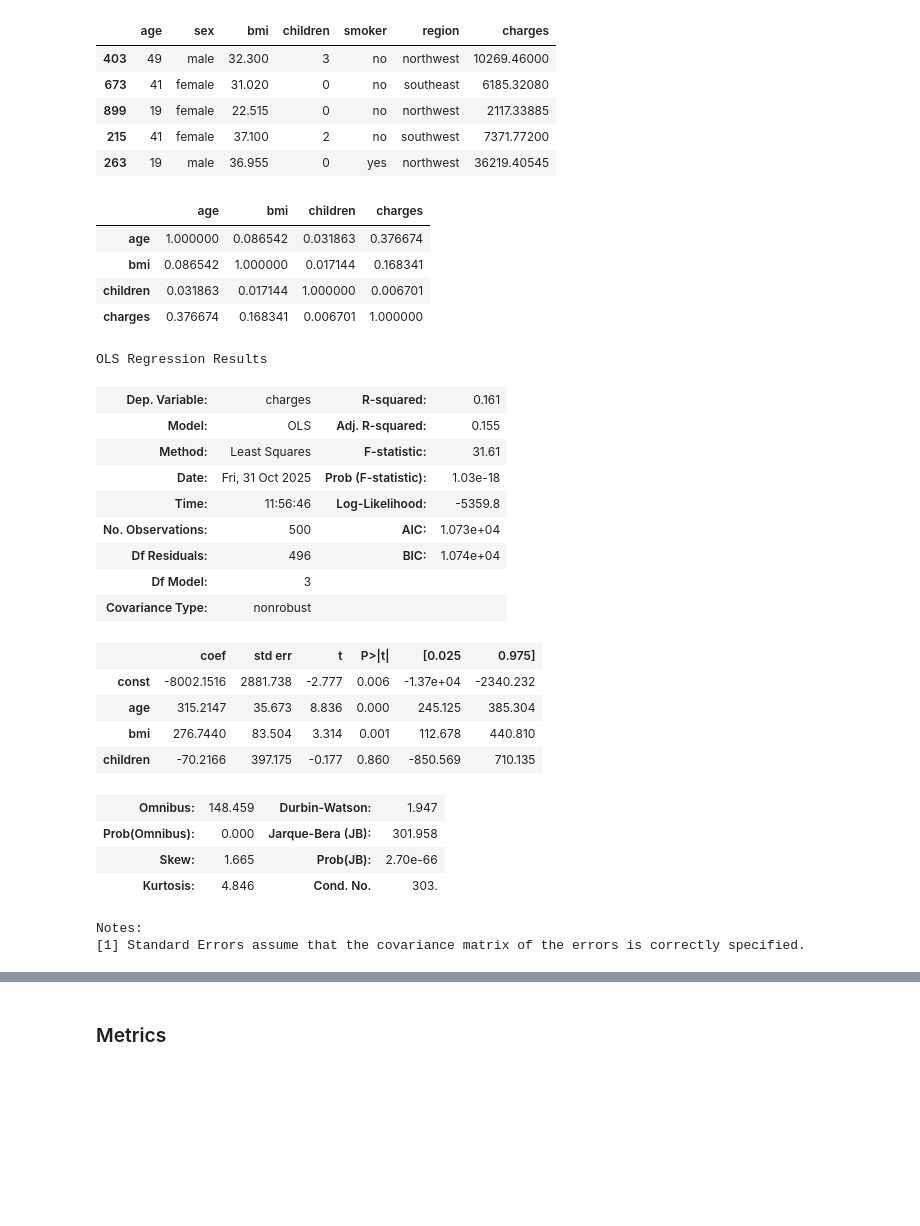
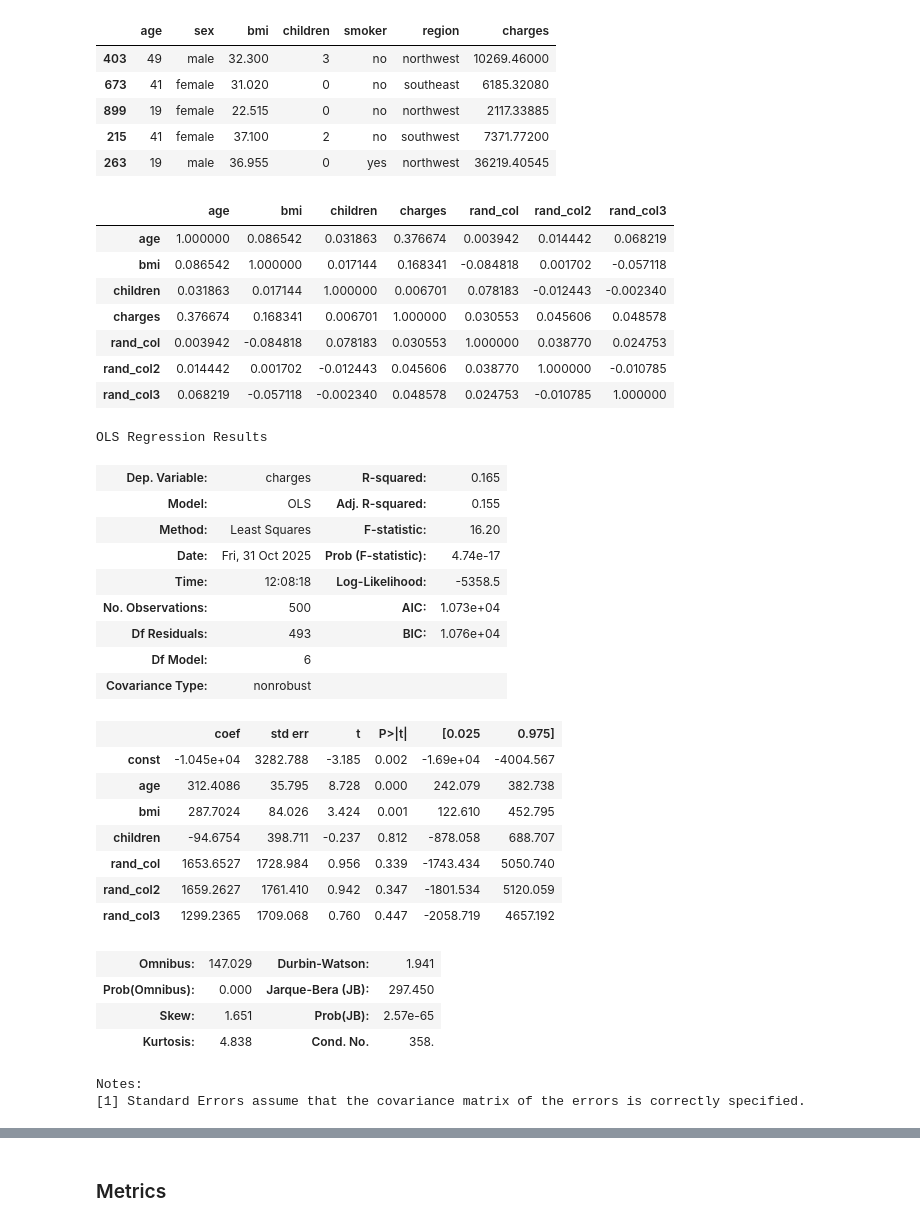
Before and after one commit to Proftg/Maven-regression, a Jupyter notebook: DataScienceinPythonRegression-230823-154628/Course Materials/Demo Notebooks/03_multiple_regression_demos.ipynb, the cells around one changed output, grey strips where cells are left out. Saved outputs shown, nothing was run; the diff lists cells and outputs as text; code cells hidden in the pictures; blank space fills up the shorter version.

```diff
--- a/DataScienceinPythonRegression-230823-154628/Course Materials/Demo Notebooks/03_multiple_regression_demos.ipynb
+++ b/DataScienceinPythonRegression-230823-154628/Course Materials/Demo Notebooks/03_multiple_regression_demos.ipynb
@@ -15,58 +15,67 @@ insurance_df.head()
 | 215 | 41 | female | 37.100 | 2 | no | southwest | 7371.77200 |
 | 263 | 19 | male | 36.955 | 0 | yes | northwest | 36219.40545 |
 # %%
-### Introducing Random columns will not decrease R-squared
+## Introducing Random columns will not decrease R-squared
 
-# import numpy as np
+import numpy as np
 
-# rng = np.random.default_rng(12345)
+rng = np.random.default_rng(12345)
 
-# insurance_df = insurance_df.assign(
-#     rand_col = rng.random(len(insurance_df)),
-#     rand_col2 = rng.random(len(insurance_df)),
-#     rand_col3 = rng.random(len(insurance_df)),
-# )
+insurance_df = insurance_df.assign(
+    rand_col = rng.random(len(insurance_df)),
+    rand_col2 = rng.random(len(insurance_df)),
+    rand_col3 = rng.random(len(insurance_df)),
+)
 # %%
 insurance_df.corr(numeric_only=True)
 # %% [output]
-|  | age | bmi | children | charges |
-| age | 1.000000 | 0.086542 | 0.031863 | 0.376674 |
-| bmi | 0.086542 | 1.000000 | 0.017144 | 0.168341 |
-| children | 0.031863 | 0.017144 | 1.000000 | 0.006701 |
-| charges | 0.376674 | 0.168341 | 0.006701 | 1.000000 |
+|  | age | bmi | children | charges | rand_col | rand_col2 | rand_col3 |
+| age | 1.000000 | 0.086542 | 0.031863 | 0.376674 | 0.003942 | 0.014442 | 0.068219 |
+| bmi | 0.086542 | 1.000000 | 0.017144 | 0.168341 | -0.084818 | 0.001702 | -0.057118 |
+| children | 0.031863 | 0.017144 | 1.000000 | 0.006701 | 0.078183 | -0.012443 | -0.002340 |
+| charges | 0.376674 | 0.168341 | 0.006701 | 1.000000 | 0.030553 | 0.045606 | 0.048578 |
+| rand_col | 0.003942 | -0.084818 | 0.078183 | 0.030553 | 1.000000 | 0.038770 | 0.024753 |
+| rand_col2 | 0.014442 | 0.001702 | -0.012443 | 0.045606 | 0.038770 | 1.000000 | -0.010785 |
+| rand_col3 | 0.068219 | -0.057118 | -0.002340 | 0.048578 | 0.024753 | -0.010785 | 1.000000 |
 # %%
 features = [
     "age",
     "bmi",
-     "children"
+     "children",
+      "rand_col",
+     "rand_col2",
+    "rand_col3"
 ]
 
 X = sm.add_constant(insurance_df[features])
 y = insurance_df["charges"]
 
 model = sm.OLS(y, X).fit()
 
 model.summary()
 # %% [output]
 OLS Regression Results
-| Dep. Variable: | charges | R-squared: | 0.161 |
+| Dep. Variable: | charges | R-squared: | 0.165 |
 | Model: | OLS | Adj. R-squared: | 0.155 |
-| Method: | Least Squares | F-statistic: | 31.61 |
-| Date: | Fri, 31 Oct 2025 | Prob (F-statistic): | 1.03e-18 |
-| Time: | 11:56:46 | Log-Likelihood: | -5359.8 |
+| Method: | Least Squares | F-statistic: | 16.20 |
+| Date: | Fri, 31 Oct 2025 | Prob (F-statistic): | 4.74e-17 |
+| Time: | 12:08:18 | Log-Likelihood: | -5358.5 |
 | No. Observations: | 500 | AIC: | 1.073e+04 |
-| Df Residuals: | 496 | BIC: | 1.074e+04 |
-| Df Model: | 3 |  |  |
+| Df Residuals: | 493 | BIC: | 1.076e+04 |
+| Df Model: | 6 |  |  |
 | Covariance Type: | nonrobust |  |  |
 |  | coef | std err | t | P>|t| | [0.025 | 0.975] |
-| const | -8002.1516 | 2881.738 | -2.777 | 0.006 | -1.37e+04 | -2340.232 |
-| age | 315.2147 | 35.673 | 8.836 | 0.000 | 245.125 | 385.304 |
-| bmi | 276.7440 | 83.504 | 3.314 | 0.001 | 112.678 | 440.810 |
-| children | -70.2166 | 397.175 | -0.177 | 0.860 | -850.569 | 710.135 |
+| const | -1.045e+04 | 3282.788 | -3.185 | 0.002 | -1.69e+04 | -4004.567 |
+| age | 312.4086 | 35.795 | 8.728 | 0.000 | 242.079 | 382.738 |
+| bmi | 287.7024 | 84.026 | 3.424 | 0.001 | 122.610 | 452.795 |
+| children | -94.6754 | 398.711 | -0.237 | 0.812 | -878.058 | 688.707 |
+| rand_col | 1653.6527 | 1728.984 | 0.956 | 0.339 | -1743.434 | 5050.740 |
+| rand_col2 | 1659.2627 | 1761.410 | 0.942 | 0.347 | -1801.534 | 5120.059 |
+| rand_col3 | 1299.2365 | 1709.068 | 0.760 | 0.447 | -2058.719 | 4657.192 |
-| Omnibus: | 148.459 | Durbin-Watson: | 1.947 |
-| Prob(Omnibus): | 0.000 | Jarque-Bera (JB): | 301.958 |
-| Skew: | 1.665 | Prob(JB): | 2.70e-66 |
-| Kurtosis: | 4.846 | Cond. No. | 303. |
+| Omnibus: | 147.029 | Durbin-Watson: | 1.941 |
+| Prob(Omnibus): | 0.000 | Jarque-Bera (JB): | 297.450 |
+| Skew: | 1.651 | Prob(JB): | 2.57e-65 |
+| Kurtosis: | 4.838 | Cond. No. | 358. |
 Notes:
 [1] Standard Errors assume that the covariance matrix of the errors is correctly specified.
 # %%
```
Also changed, not shown: parts of 1 cell of this notebook.
